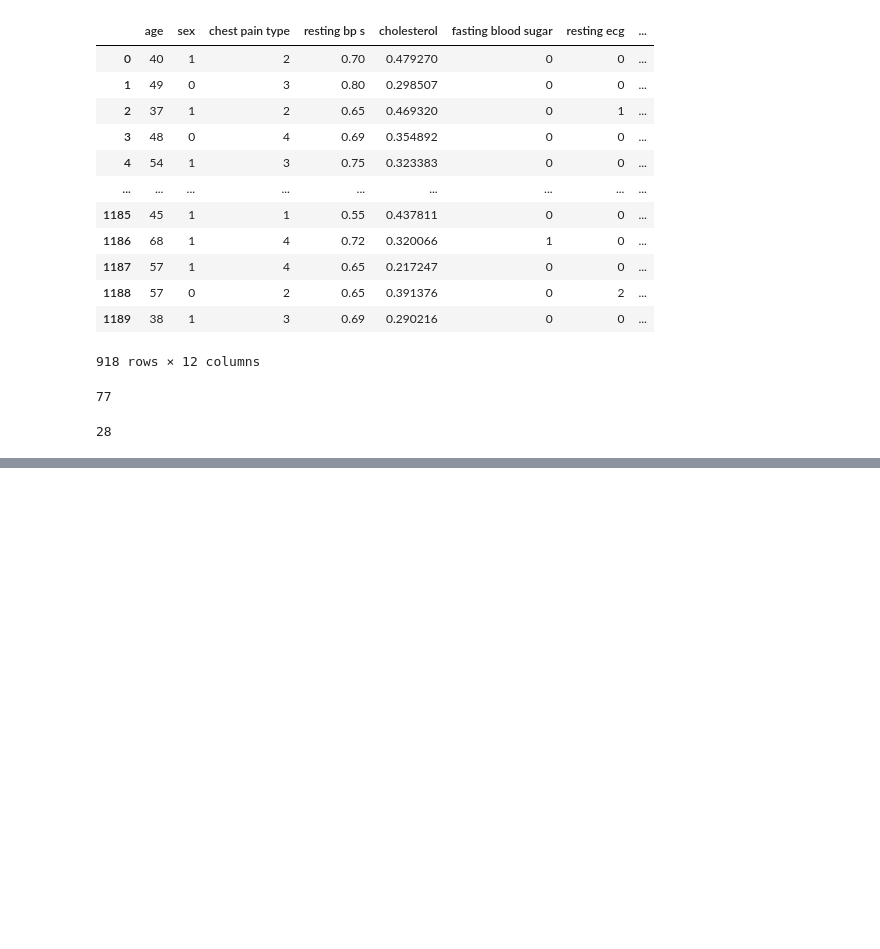
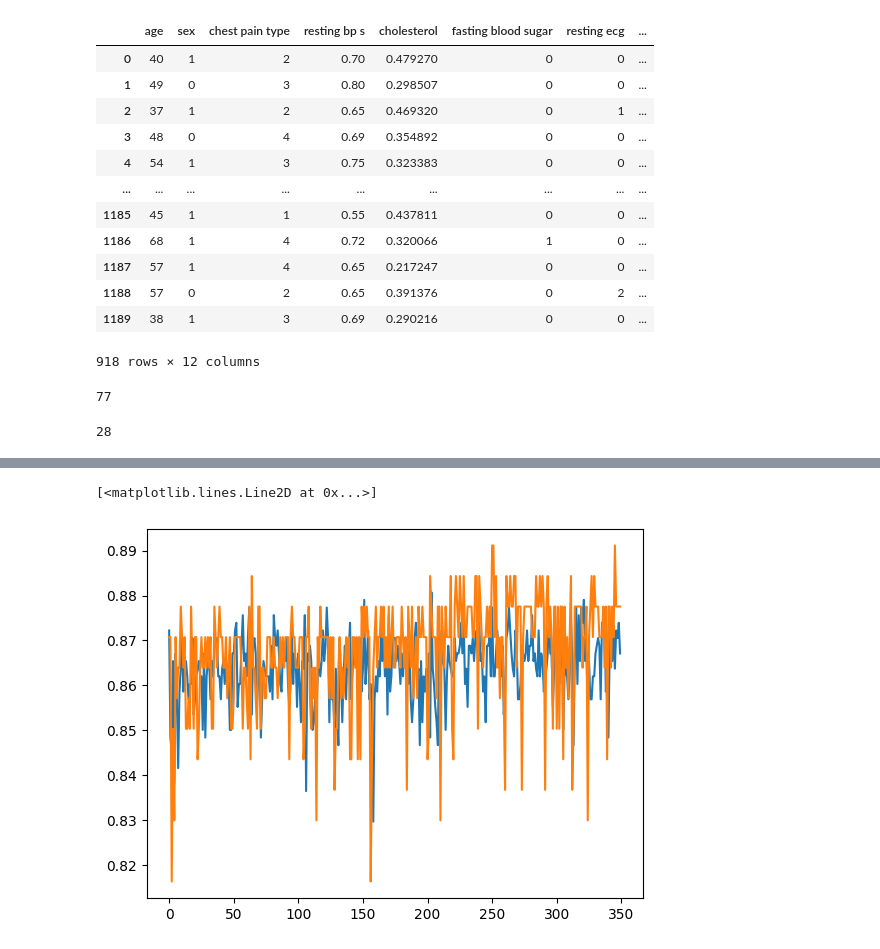
Before and after one commit to pranjalthakur25/MLProjects, a Jupyter notebook: Heart_DIsease_Prediction.ipynb, the cells around one changed output, grey strips where cells are left out. Saved outputs shown, nothing was run; the diff lists cells and outputs as text; code cells hidden in the pictures; blank space fills up the shorter version.

```diff
--- a/Heart_DIsease_Prediction.ipynb
+++ b/Heart_DIsease_Prediction.ipynb
@@ -171,0 +295,6 @@ df['age'].min()
+# %%
+plt.plot(history.history['accuracy'])
+plt.plot(history.history['val_accuracy'])
+# %% [output]
+[<matplotlib.lines.Line2D at 0x...>]
+[figure, added]
```
Also changed, not shown: parts of 17 cells of this notebook.
